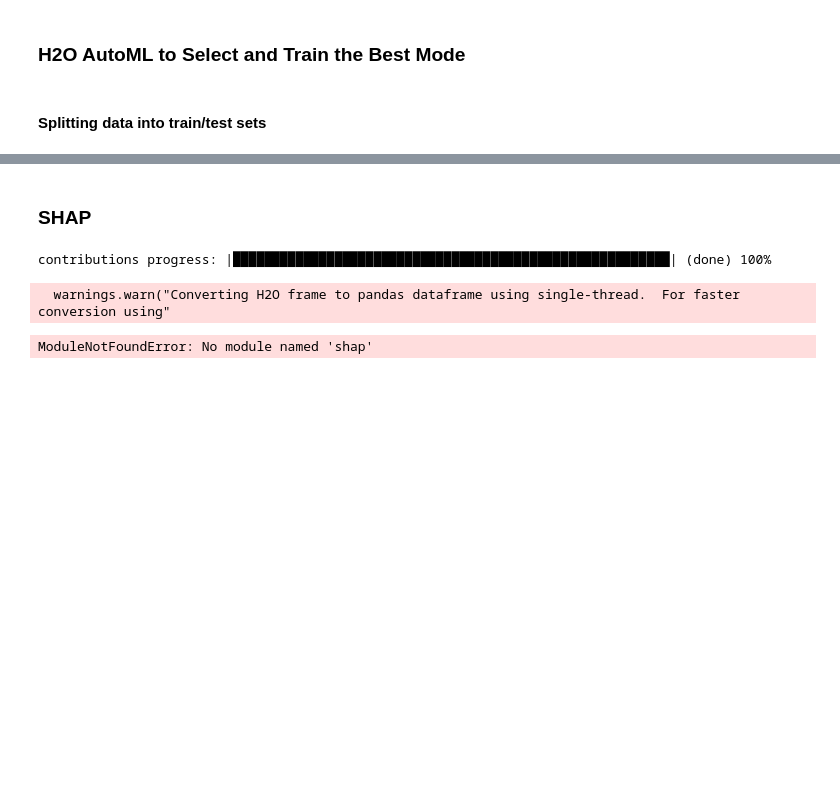
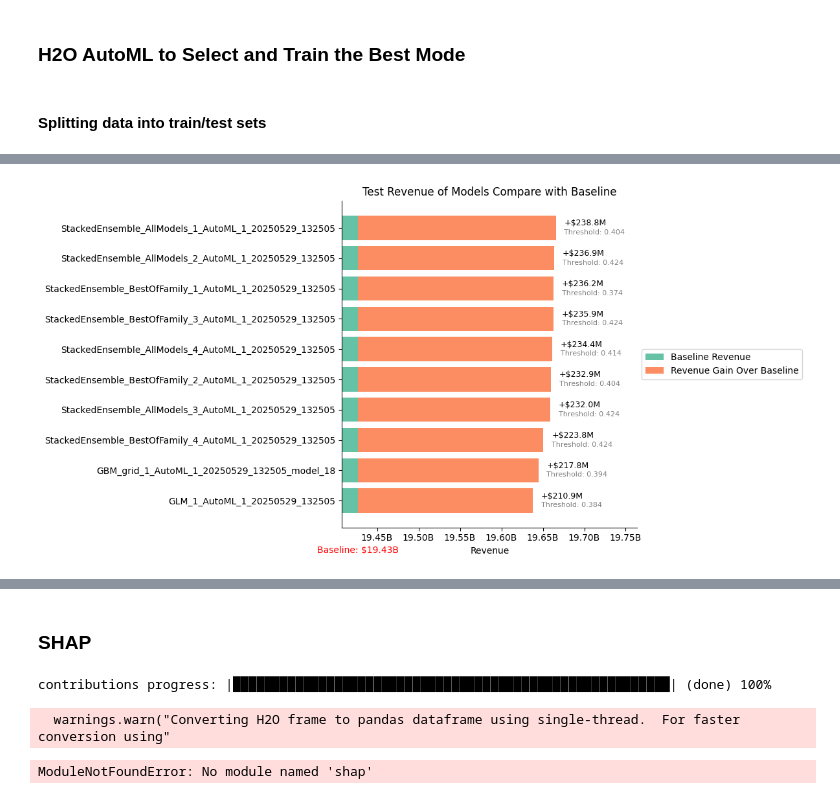
Before and after one commit to MaxChiu1122/ML-Project-with-Cathay-Life, a Jupyter notebook: notebooks/03_model_training_and_evaluation.ipynb, the cells around one changed output, grey strips where cells are left out. Saved outputs shown, nothing was run; the diff lists cells and outputs as text; code cells hidden in the pictures; blank space fills up the shorter version.

Commit message:
First-Run model

```diff
--- a/notebooks/03_model_training_and_evaluation.ipynb
+++ b/notebooks/03_model_training_and_evaluation.ipynb
@@ -513,0 +273,8 @@ gbm prediction progress: |██████████████████
+# %%
+# Baseline: always predict negative
+y_true_baseline = test[target].as_data_frame().values.flatten()
+baseline_revenue = sum(
+    271_139 if y == 0 else -401_832 for y in y_true_baseline
+)
+
+print(f"📉 Baseline (no model) revenue on test set: {baseline_revenue:,}")
@@ -513,0 +284,8 @@ gbm prediction progress: |██████████████████
+# %%
+results_df = pd.DataFrame(test_results)
+results_df = results_df.sort_values(by="test_revenue", ascending=False)
+
+results_df["gain_vs_baseline"] = results_df["test_revenue"] - baseline_revenue
+
+print("Top revenue models on test set:")
+results_df
@@ -513,0 +305,45 @@ gbm prediction progress: |██████████████████
+# %%
+sorted_filtered_df = results_df.sort_values(by="test_revenue", ascending=True).reset_index(drop=True)
+
+palette = sns.color_palette("Set2", n_colors=2)
+green_color = palette[0]
+orange_color = palette[1]
+
+# Create the figure and axis
+fig, ax = plt.subplots(figsize=(12, 6))
+
+for i, row in sorted_filtered_df.iterrows():
+    model = row["model_id"]
+    revenue = row["test_revenue"]
+    gain = row["gain_vs_baseline"]
+    threshold = row["threshold"]
+    y_pos = i
+
+    ax.barh(y_pos, baseline_revenue, color=green_color, label="Baseline Revenue" if i == 0 else "")
+    ax.barh(y_pos, revenue - baseline_revenue, left=baseline_revenue, color=orange_color, label="Revenue Gain Over Baseline" if i == 0 else "")
+
+    # Annotate gain
+    ax.text(revenue + 1e7, y_pos + 0.15, f"+${gain/1e6:.1f}M", va='center', fontsize=9)
+
+    # Annotate threshold
+    ax.text(revenue + 1e7, y_pos - 0.15, f"Threshold: {threshold:.3f}", va='center', fontsize=8, color='gray')
+
+# Axis formatting
+ax.set_yticks(range(len(sorted_filtered_df)))
+ax.set_yticklabels(sorted_filtered_df["model_id"])
+ax.set_xlabel("Revenue")
+ax.set_title("Test Revenue of Models Compare with Baseline")
+ax.xaxis.set_major_formatter(ticker.FuncFormatter(lambda x, _: f'{x/1e9:.2f}B'))
+ax.set_xlim(baseline_revenue * 0.999, sorted_filtered_df["test_revenue"].max() * 1.005)
+
+# Move baseline annotation slightly downward to avoid overlap
+ax.text(baseline_revenue, -1.5, f"Baseline: ${baseline_revenue/1e9:.2f}B", ha='center', va='top', fontsize=10, color='red')
+
+# Clean up the plot
+sns.despine(top=True, right=True)
+ax.legend(loc='center left', bbox_to_anchor=(1, 0.5))
+
+plt.tight_layout()
+plt.show()
+# %% [output]
+[figure, added]
```
Also changed, not shown: parts of 42 cells of this notebook, 8 other files.
